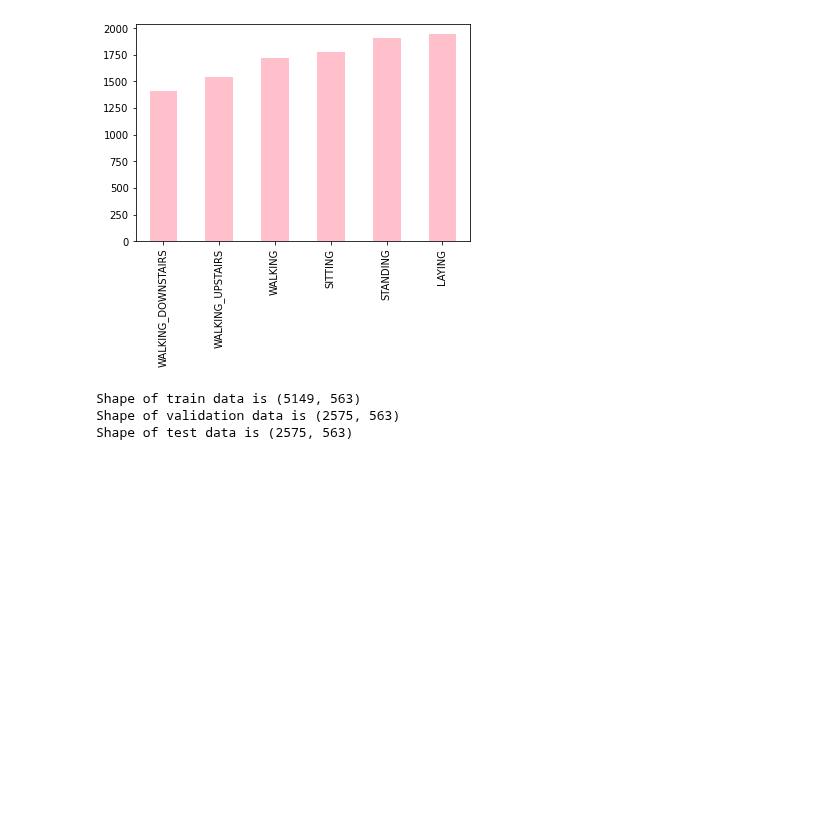
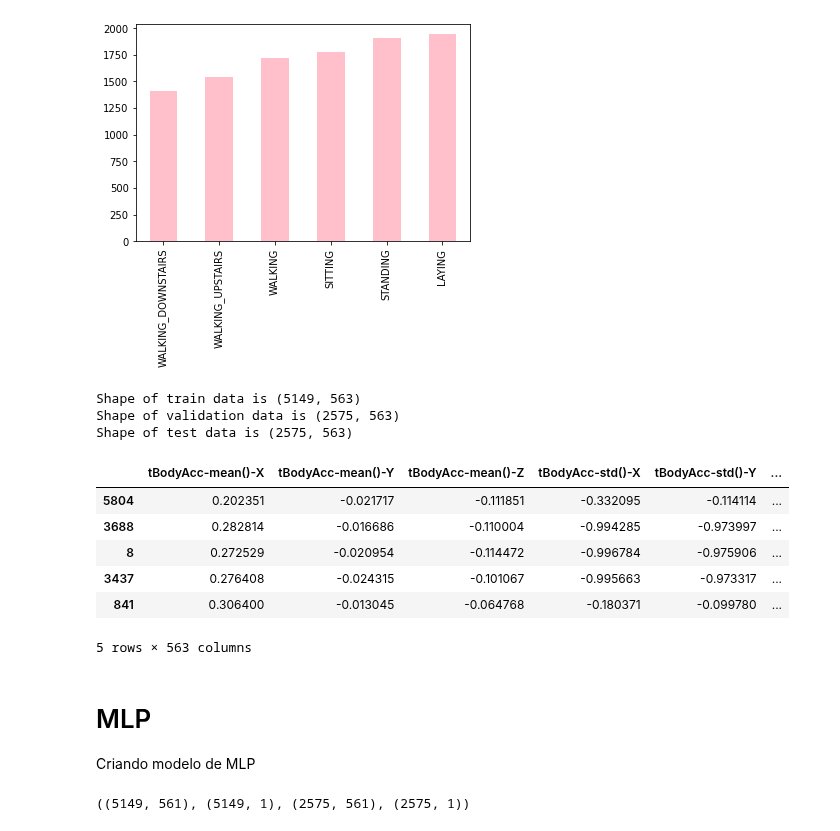
Before and after one commit to Le4o/topicos-avancados-ic, a Jupyter notebook: Avaliação_1.ipynb, the cells around one changed output. Drawn from its saved outputs; the diff is of its cells as text; code cells hidden in the pictures; blank space fills up the shorter version.

```diff
--- a/Avaliação_1.ipynb
+++ b/Avaliação_1.ipynb
@@ -104,12 +105,23 @@ data['Activity'].value_counts().sort_values().plot(kind = 'bar', color = 'pink')
 # %%
 train, validate, test = \
               np.split(data.sample(frac=1, random_state=42),
                        [int(.5*len(data)), int(.75*len(data))])
 
 print(f'Shape of train data is {train.shape}')
 print(f'Shape of validation data is {validate.shape}')
 print(f'Shape of test data is {test.shape}')
+train.head()
 # %% [output]
 Shape of train data is (5149, 563)
 Shape of validation data is (2575, 563)
 Shape of test data is (2575, 563)
+|  | tBodyAcc-mean()-X | tBodyAcc-mean()-Y | tBodyAcc-mean()-Z | tBodyAcc-std()-X | tBodyAcc-std()-Y | ... |
+| 5804 | 0.202351 | -0.021717 | -0.111851 | -0.332095 | -0.114114 | ... |
+| 3688 | 0.282814 | -0.016686 | -0.110004 | -0.994285 | -0.973997 | ... |
+| 8 | 0.272529 | -0.020954 | -0.114472 | -0.996784 | -0.975906 | ... |
+| 3437 | 0.276408 | -0.024315 | -0.101067 | -0.995663 | -0.973317 | ... |
+| 841 | 0.306400 | -0.013045 | -0.064768 | -0.180371 | -0.099780 | ... |
+5 rows × 563 columns
+# %% [markdown]
+# MLP
+Criando modelo de MLP
@@ -115,0 +135,7 @@ Shape of test data is (2575, 563)
+# %%
+# Separando os os dados do target
+x_train, y_train = train.iloc[:, :-2], train.iloc[:, -1:]
+x_test, y_test = test.iloc[:, :-2], test.iloc[:, -1:]
+x_train.shape, y_train.shape, x_test.shape, y_test.shape
+# %% [output]
+((5149, 561), (5149, 1), (2575, 561), (2575, 1))
```
Also changed, not shown: parts of 4 cells of this notebook.
